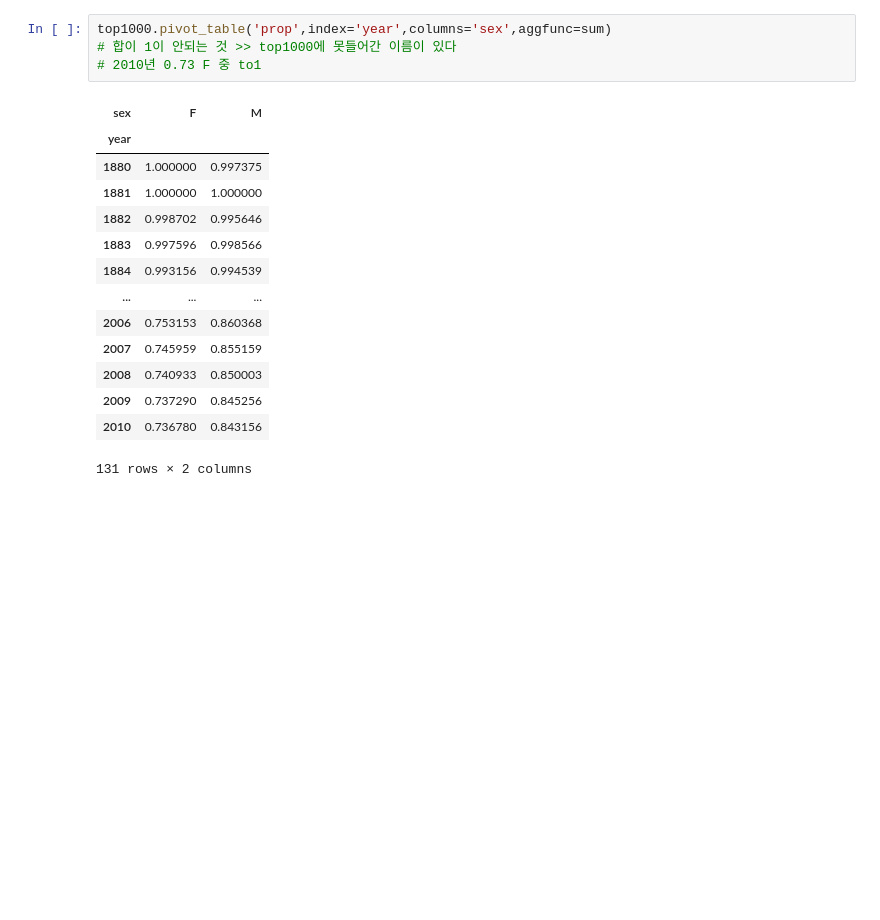
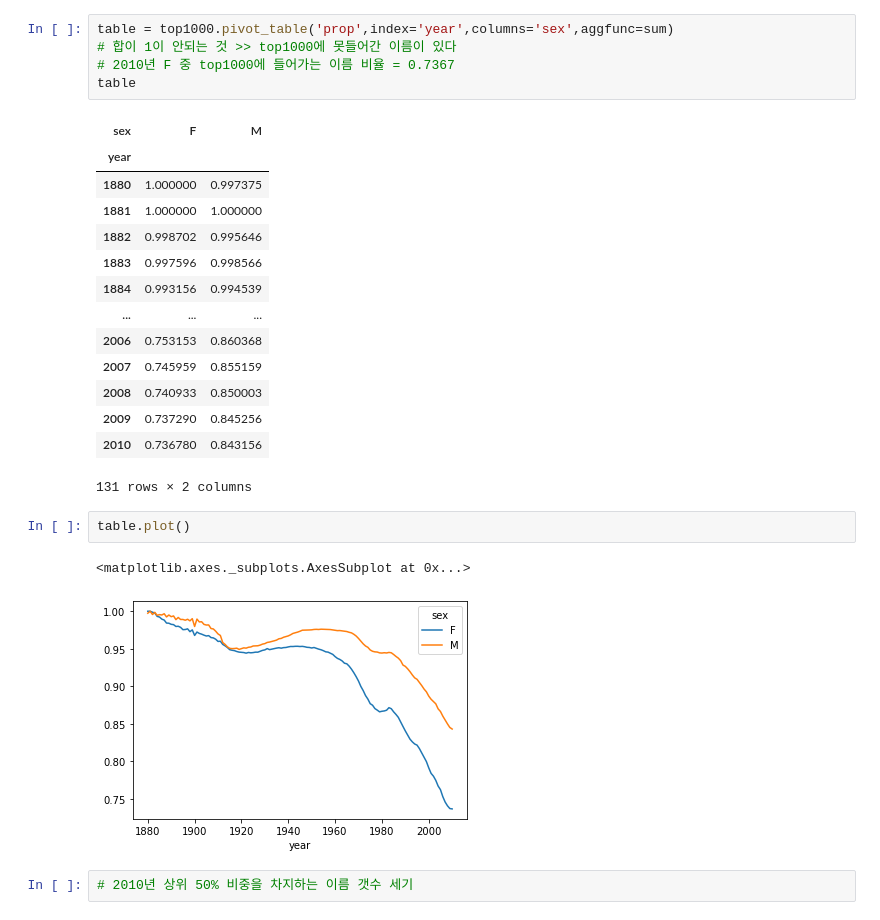
Before and after one commit to ikeven94/py_repo, a Jupyter notebook: Pandas_Numpy/Pandas_pivot_table.ipynb, the cells around one changed output. Saved outputs shown, nothing was run; the diff lists cells and outputs as text; blank space fills up the shorter version.

Commit message:
pandas pivot tabling

```diff
--- a/Pandas_Numpy/Pandas_pivot_table.ipynb
+++ b/Pandas_Numpy/Pandas_pivot_table.ipynb
@@ -375,9 +375,10 @@ top1000.head()
 | 3 | Elizabeth | F | 1939 | 1880 | 0.021309 |
 | 4 | Minnie | F | 1746 | 1880 | 0.019188 |
 # %%
-top1000.pivot_table('prop',index='year',columns='sex',aggfunc=sum)
+table = top1000.pivot_table('prop',index='year',columns='sex',aggfunc=sum)
 # 합이 1이 안되는 것 >> top1000에 못들어간 이름이 있다
-# 2010년 0.73 F 중 to1
+# 2010년 F 중 top1000에 들어가는 이름 비율 = 0.7367
+table
 # %% [output]
 | sex | F | M |
 | year |  |  |
@@ -393,3 +394,10 @@ top1000.pivot_table('prop',index='year',columns='sex',aggfunc=sum)
 | 2009 | 0.737290 | 0.845256 |
 | 2010 | 0.736780 | 0.843156 |
 131 rows × 2 columns
+# %%
+table.plot()
+# %% [output]
+<matplotlib.axes._subplots.AxesSubplot at 0x...>
+[figure, added]
+# %%
+# 2010년 상위 50% 비중을 차지하는 이름 갯수 세기
```
Also changed, not shown: parts of 22 cells of this notebook.
